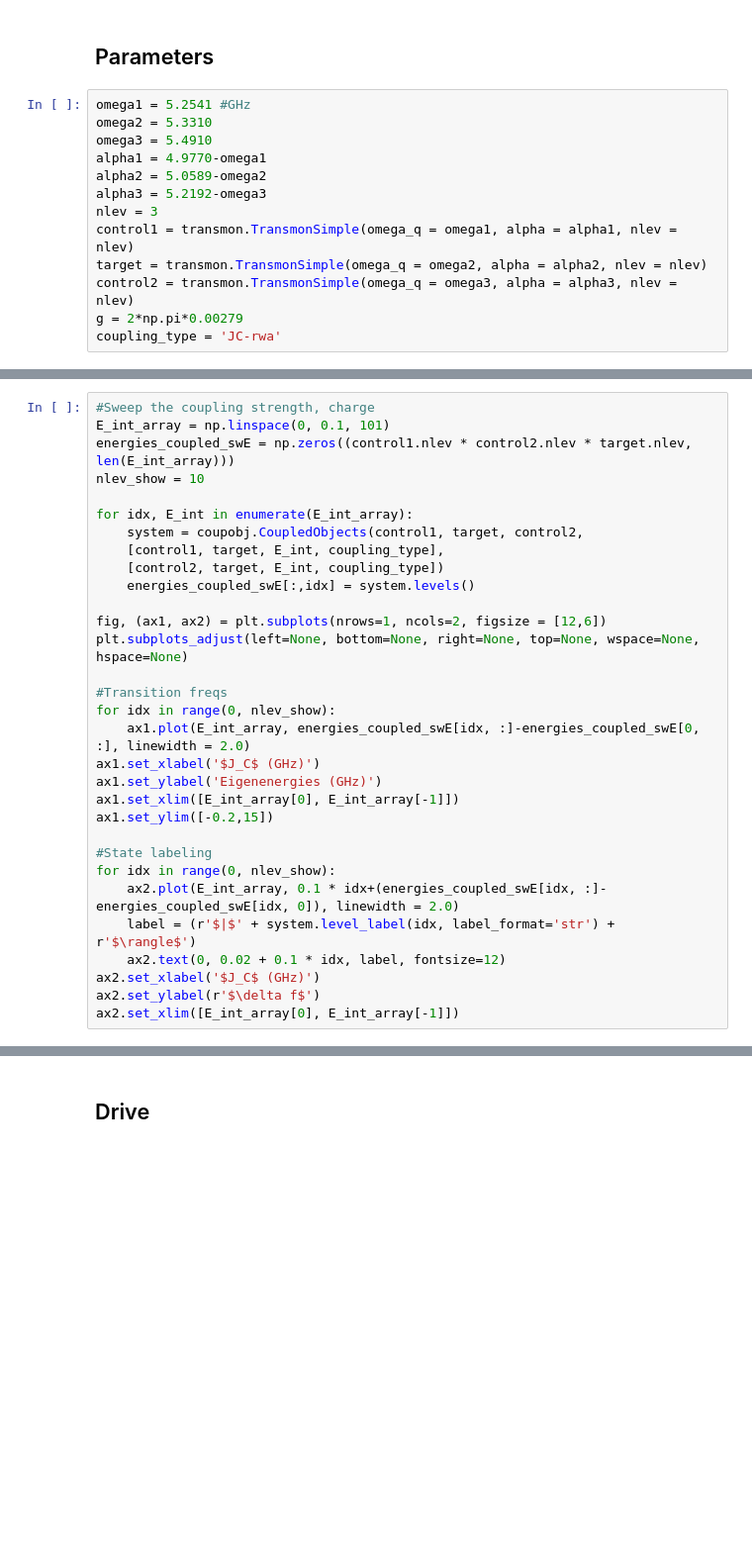
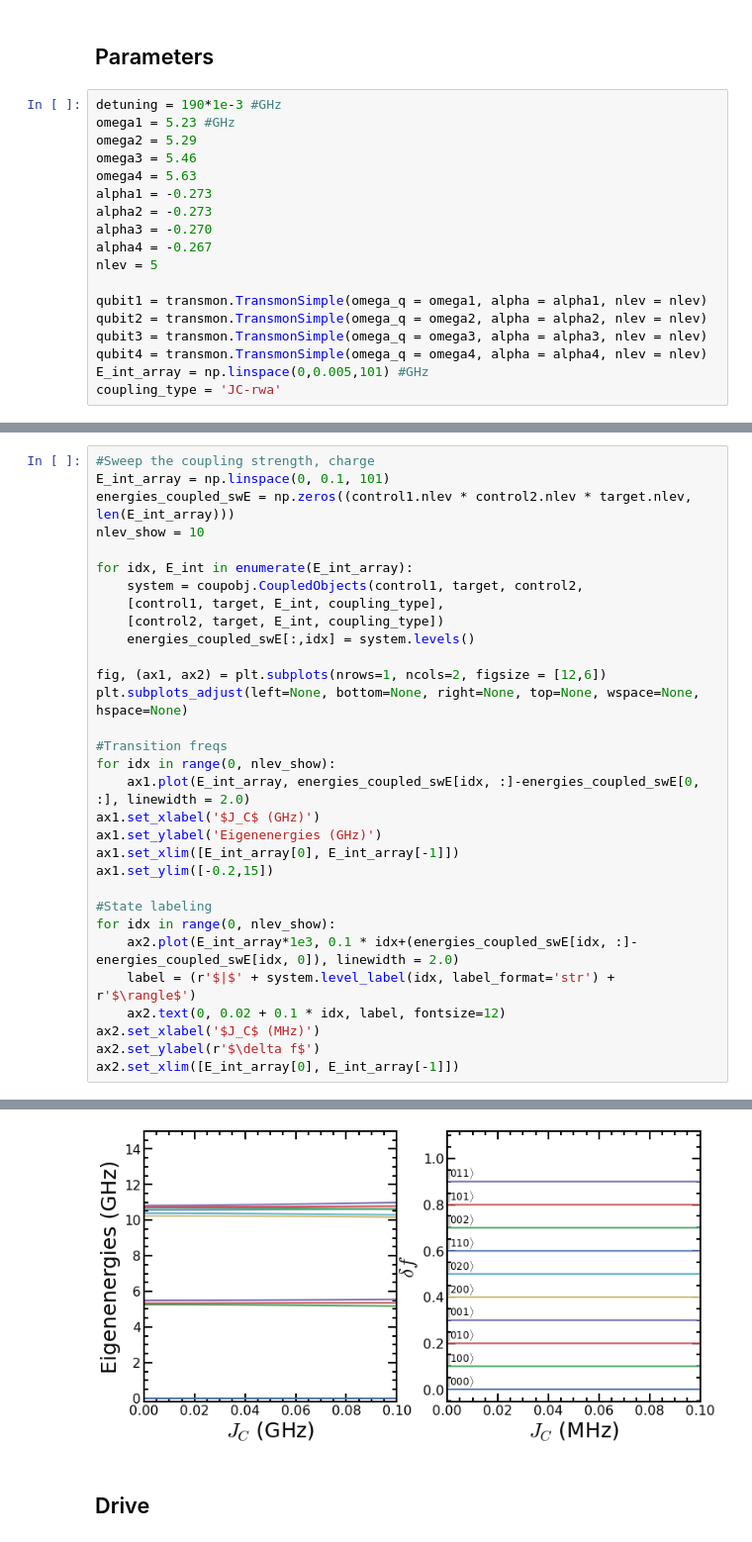
Before and after one commit to qnl/Fluxonium_berkeley, a Jupyter notebook: Notebooks/1b. Transmon dynamics.ipynb, the cells around one changed output, grey strips where cells are left out. Shown at 99% size. Saved outputs shown, nothing was run; the diff lists cells and outputs as text; blank space fills up the shorter version.

```diff
--- a/Notebooks/1b. Transmon dynamics.ipynb
+++ b/Notebooks/1b. Transmon dynamics.ipynb
@@ -16,15 +21,20 @@ import scipy.linalg
 # %% [markdown]
 ## Parameters
 # %%
-omega1 = 5.2541 #GHz
-omega2 = 5.3310
-omega3 = 5.4910
-alpha1 = 4.9770-omega1
-alpha2 = 5.0589-omega2
-alpha3 = 5.2192-omega3
-nlev = 3
-control1 = transmon.TransmonSimple(omega_q = omega1, alpha = alpha1, nlev = nlev)
-target = transmon.TransmonSimple(omega_q = omega2, alpha = alpha2, nlev = nlev)
-control2 = transmon.TransmonSimple(omega_q = omega3, alpha = alpha3, nlev = nlev)
-g = 2*np.pi*0.00279
+detuning = 190*1e-3 #GHz
+omega1 = 5.23 #GHz
+omega2 = 5.29
+omega3 = 5.46
+omega4 = 5.63
+alpha1 = -0.273
+alpha2 = -0.273
+alpha3 = -0.270
+alpha4 = -0.267
+nlev = 5
+
+qubit1 = transmon.TransmonSimple(omega_q = omega1, alpha = alpha1, nlev = nlev)
+qubit2 = transmon.TransmonSimple(omega_q = omega2, alpha = alpha2, nlev = nlev)
+qubit3 = transmon.TransmonSimple(omega_q = omega3, alpha = alpha3, nlev = nlev)
+qubit4 = transmon.TransmonSimple(omega_q = omega4, alpha = alpha4, nlev = nlev)
+E_int_array = np.linspace(0,0.005,101) #GHz
 coupling_type = 'JC-rwa'
@@ -53,9 +67,10 @@ ax1.set_ylim([-0.2,15])
 
 #State labeling
 for idx in range(0, nlev_show):
-    ax2.plot(E_int_array, 0.1 * idx+(energies_coupled_swE[idx, :]-energies_coupled_swE[idx, 0]), linewidth = 2.0)
+    ax2.plot(E_int_array*1e3, 0.1 * idx+(energies_coupled_swE[idx, :]-energies_coupled_swE[idx, 0]), linewidth = 2.0)
     label = (r'$|$' + system.level_label(idx, label_format='str') + r'$\rangle$')
     ax2.text(0, 0.02 + 0.1 * idx, label, fontsize=12)
-ax2.set_xlabel('$J_C$ (GHz)')
+ax2.set_xlabel('$J_C$ (MHz)')
 ax2.set_ylabel(r'$\delta f$')
 ax2.set_xlim([E_int_array[0], E_int_array[-1]])
+# %% [output]
@@ -62,3 +78,4 @@ ax2.set_xlim([E_int_array[0], E_int_array[-1]])
+[figure, added]
 # %% [markdown]
 ## Drive
 # %%
```
Also changed, not shown: parts of 5 cells of this notebook, 12 other files.
